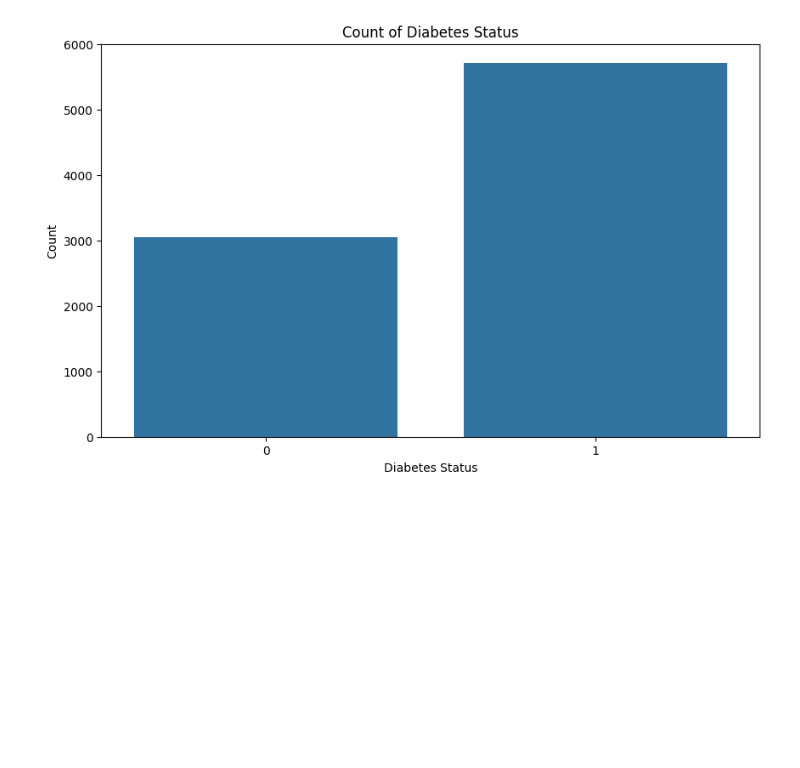
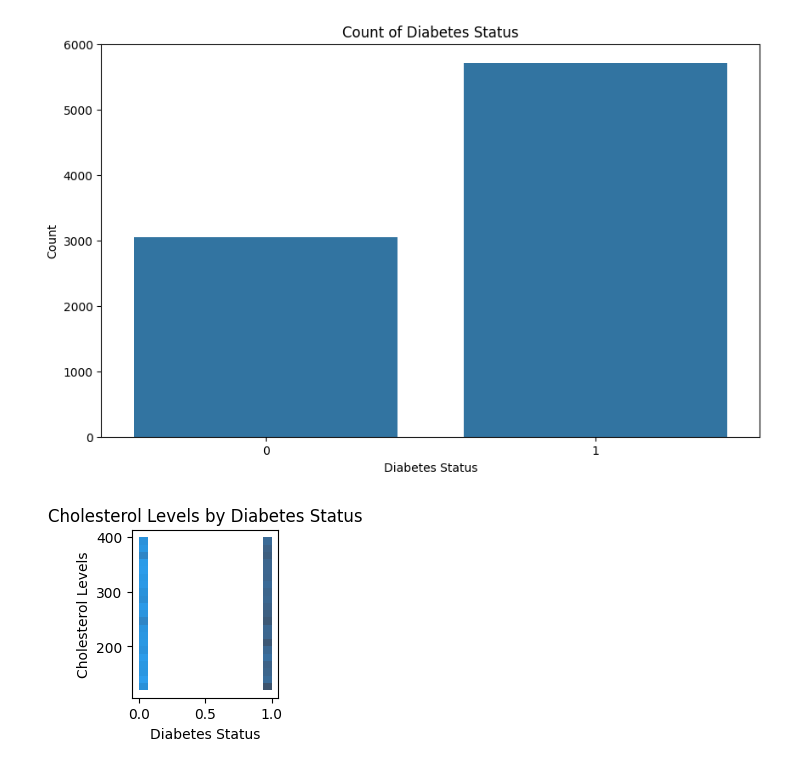
Before and after one commit to Group4-s2025/DATA6550-Bias, a Jupyter notebook: Copy_of_Module_2_Project_Group_4.ipynb, the cells around one changed output. Drawn from its saved outputs; the diff is of its cells as text; code cells hidden in the pictures; blank space fills up the shorter version.

```diff
--- a/Copy_of_Module_2_Project_Group_4.ipynb
+++ b/Copy_of_Module_2_Project_Group_4.ipynb
@@ -189,3 +189,12 @@ plt.ylabel('Count')
 plt.show()
 # %% [output]
 [figure]
+# %%
+plt.subplot(2, 3, 1)
+sns.histplot(x='Diabetes', y='Cholesterol', data=df)
+plt.title('Cholesterol Levels by Diabetes Status')
+plt.xlabel('Diabetes Status')
+plt.ylabel('Cholesterol Levels')
+plt.show()
+# %% [output]
+[figure, added]
```
Also changed, not shown: parts of 3 cells of this notebook.
